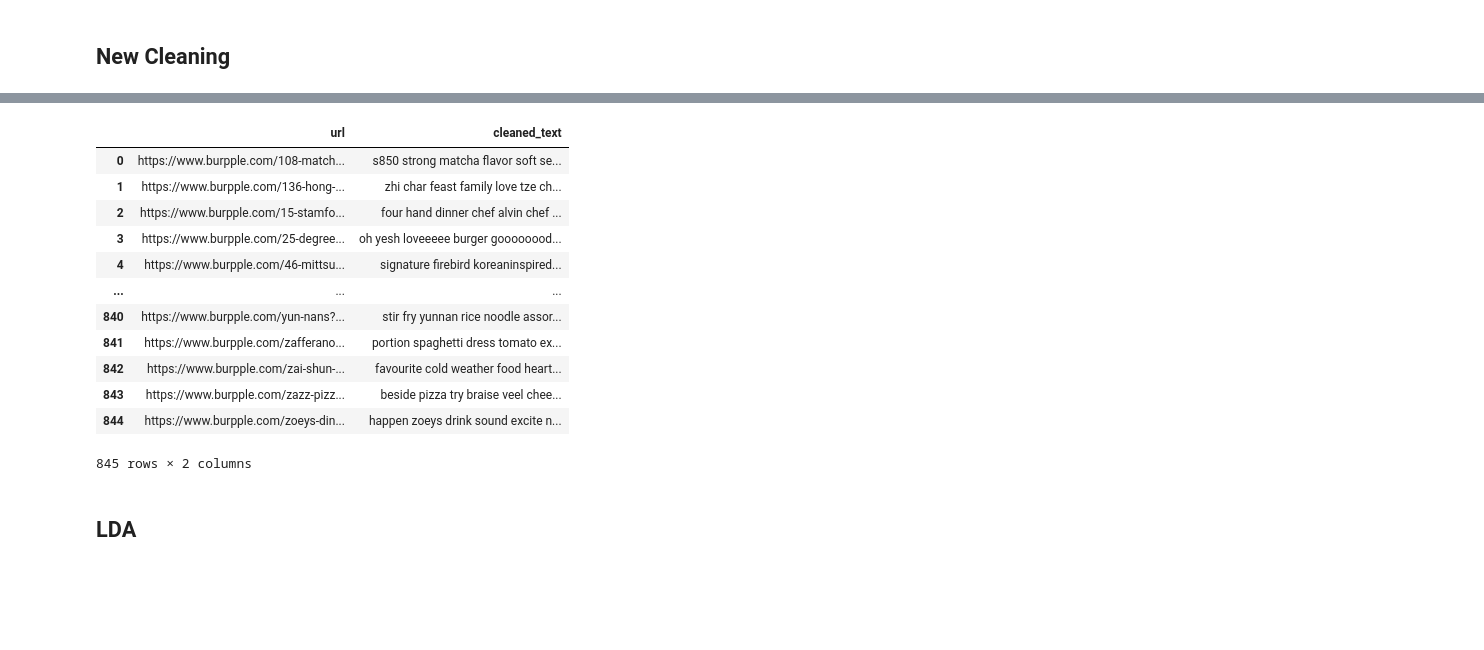
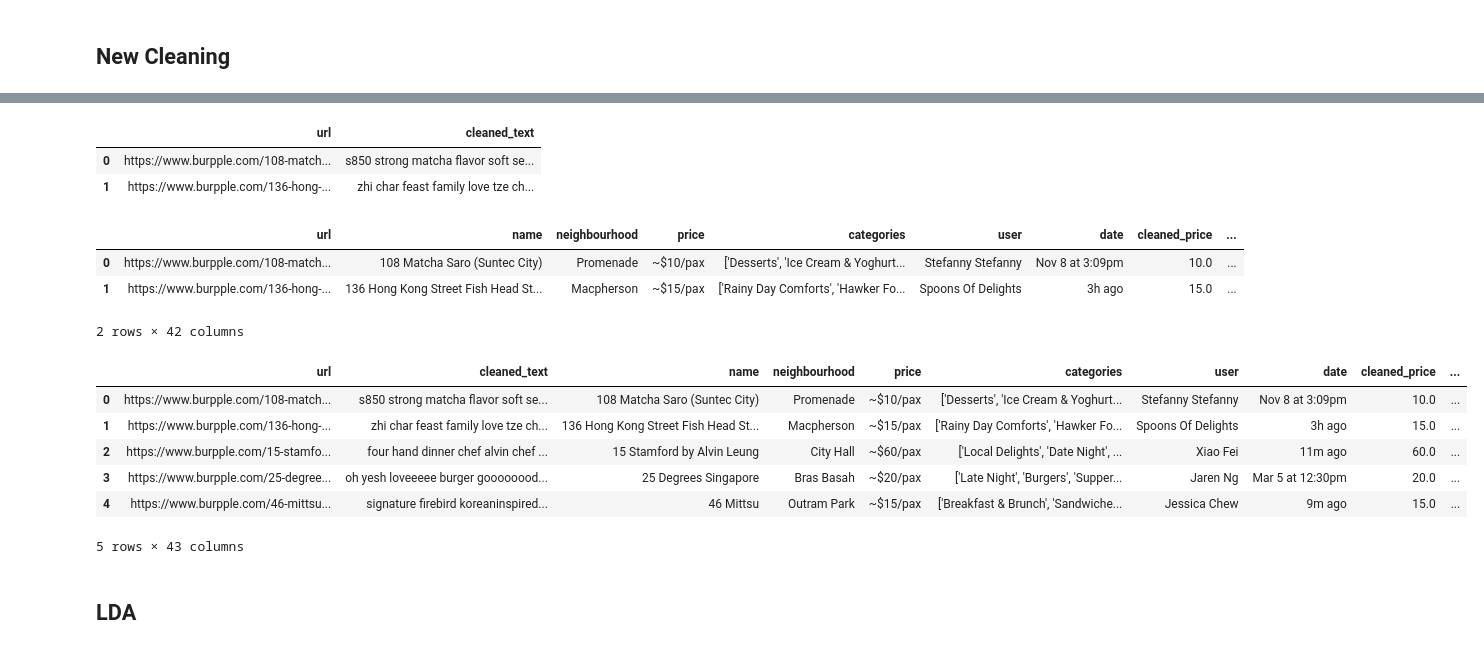
Before and after one commit to sabyeo/bt4221, a Jupyter notebook: lda_topic_modelling_restaurant.ipynb, the cells around one changed output, grey strips where cells are left out. Cells and saved outputs as stored; diff of their text form; code cells hidden in the pictures; blank space fills up the shorter version.

```diff
--- a/lda_topic_modelling_restaurant.ipynb
+++ b/lda_topic_modelling_restaurant.ipynb
@@ -175,22 +175,32 @@ data['cleaned_text'] = cleaned_review_list
 # %%
 restaurant_review_df = data[['url', 'cleaned_text']]
 restaurant_review_df = restaurant_review_df.groupby(['url'], as_index = False).agg({'cleaned_text': ' '.join})
+restaurant_review_df.head(2)
+# %% [output]
+|  | url | cleaned_text |
+| 0 | https://www.burpple.com/108-match... | s850 strong matcha flavor soft se... |
+| 1 | https://www.burpple.com/136-hong-... | zhi char feast family love tze ch... |
+# %%
+restaurant_characteristics_df = data.drop(['review', 'cleaned_text'], axis=1)
+restaurant_characteristics_df = restaurant_characteristics_df.groupby(['url'], as_index = False).first()
+restaurant_characteristics_df.head(2)
+# %% [output]
+|  | url | name | neighbourhood | price | categories | user | date | cleaned_price | ... |
+| 0 | https://www.burpple.com/108-match... | 108 Matcha Saro (Suntec City) | Promenade | ~$10/pax | ['Desserts', 'Ice Cream & Yoghurt... | Stefanny Stefanny | Nov 8 at 3:09pm | 10.0 | ... |
+| 1 | https://www.burpple.com/136-hong-... | 136 Hong Kong Street Fish Head St... | Macpherson | ~$15/pax | ['Rainy Day Comforts', 'Hawker Fo... | Spoons Of Delights | 3h ago | 15.0 | ... |
+2 rows × 42 columns
+# %%
+restaurant_review_df = pd.merge(restaurant_review_df, restaurant_characteristics_df, on='url')
 # %%
-restaurant_review_df
+restaurant_review_df.head(5)
 # %% [output]
-|  | url | cleaned_text |
-| 0 | https://www.burpple.com/108-match... | s850 strong matcha flavor soft se... |
-| 1 | https://www.burpple.com/136-hong-... | zhi char feast family love tze ch... |
-| 2 | https://www.burpple.com/15-stamfo... | four hand dinner chef alvin chef ... |
-| 3 | https://www.burpple.com/25-degree... | oh yesh loveeeee burger goooooood... |
-| 4 | https://www.burpple.com/46-mittsu... | signature firebird koreaninspired... |
-| ... | ... | ... |
-| 840 | https://www.burpple.com/yun-nans?... | stir fry yunnan rice noodle assor... |
-| 841 | https://www.burpple.com/zafferano... | portion spaghetti dress tomato ex... |
-| 842 | https://www.burpple.com/zai-shun-... | favourite cold weather food heart... |
-| 843 | https://www.burpple.com/zazz-pizz... | beside pizza try braise veel chee... |
-| 844 | https://www.burpple.com/zoeys-din... | happen zoeys drink sound excite n... |
+|  | url | cleaned_text | name | neighbourhood | price | categories | user | date | cleaned_price | ... |
+| 0 | https://www.burpple.com/108-match... | s850 strong matcha flavor soft se... | 108 Matcha Saro (Suntec City) | Promenade | ~$10/pax | ['Desserts', 'Ice Cream & Yoghurt... | Stefanny Stefanny | Nov 8 at 3:09pm | 10.0 | ... |
+| 1 | https://www.burpple.com/136-hong-... | zhi char feast family love tze ch... | 136 Hong Kong Street Fish Head St... | Macpherson | ~$15/pax | ['Rainy Day Comforts', 'Hawker Fo... | Spoons Of Delights | 3h ago | 15.0 | ... |
+| 2 | https://www.burpple.com/15-stamfo... | four hand dinner chef alvin chef ... | 15 Stamford by Alvin Leung | City Hall | ~$60/pax | ['Local Delights', 'Date Night', ... | Xiao Fei | 11m ago | 60.0 | ... |
+| 3 | https://www.burpple.com/25-degree... | oh yesh loveeeee burger goooooood... | 25 Degrees Singapore | Bras Basah | ~$20/pax | ['Late Night', 'Burgers', 'Supper... | Jaren Ng | Mar 5 at 12:30pm | 20.0 | ... |
+| 4 | https://www.burpple.com/46-mittsu... | signature firebird koreaninspired... | 46 Mittsu | Outram Park | ~$15/pax | ['Breakfast & Brunch', 'Sandwiche... | Jessica Chew | 9m ago | 15.0 | ... |
-845 rows × 2 columns
+5 rows × 43 columns
 # %% [markdown]
 ## LDA
 # %%
```
Also changed, not shown: parts of 11 cells of this notebook, 10 other files.
